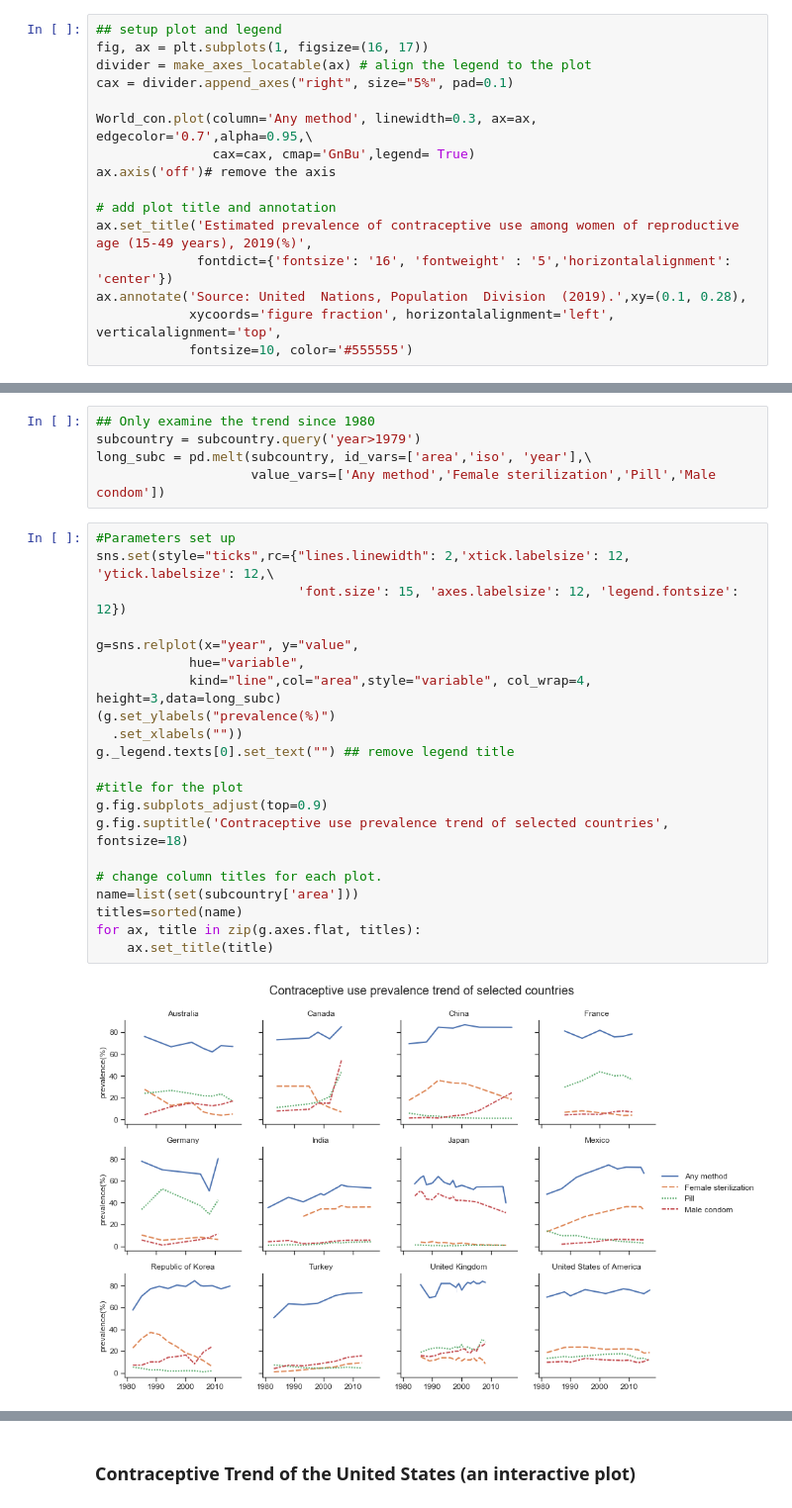
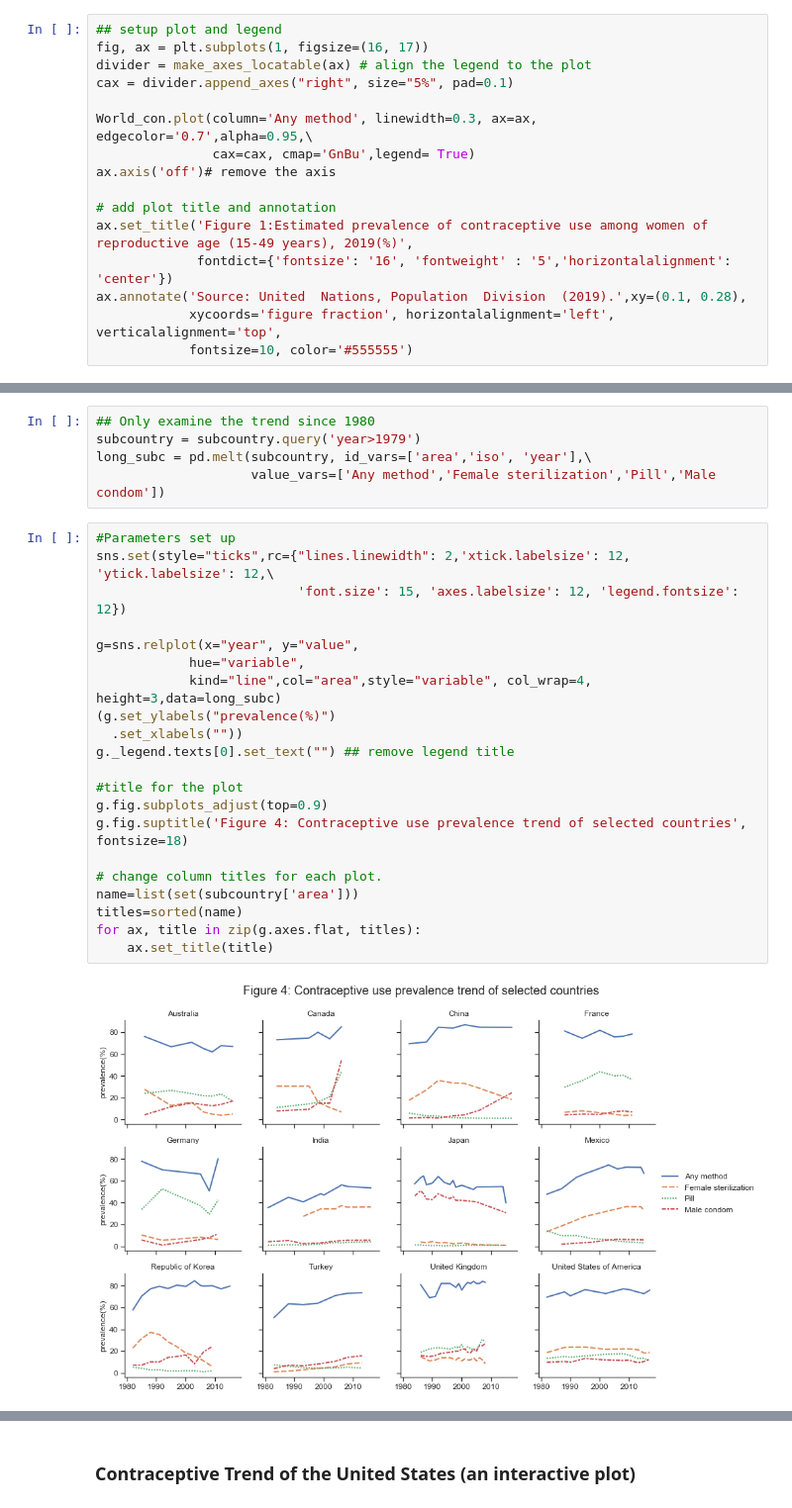
Before and after one commit to JYU-412/Contraceptive-data-visualization, a Jupyter notebook: Project_contraceptive_data_visualization.ipynb, the cells around one changed output, grey strips where cells are left out. Shown: that part at 99% size. Cells and saved outputs as stored; diff of their text form.

```diff
--- a/Project_contraceptive_data_visualization.ipynb
+++ b/Project_contraceptive_data_visualization.ipynb
@@ -87,7 +118,7 @@ World_con.plot(column='Any method', linewidth=0.3, ax=ax, edgecolor='0.7',alpha=
 ax.axis('off')# remove the axis
 
 # add plot title and annotation
-ax.set_title('Estimated prevalence of contraceptive use among women of reproductive age (15-49 years), 2019(%)',
+ax.set_title('Figure 1:Estimated prevalence of contraceptive use among women of reproductive age (15-49 years), 2019(%)',
              fontdict={'fontsize': '16', 'fontweight' : '5','horizontalalignment': 'center'})
 ax.annotate('Source: United  Nations, Population  Division  (2019).',xy=(0.1, 0.28),
             xycoords='figure fraction', horizontalalignment='left', verticalalignment='top',
@@ -225,23 +278,23 @@ long_subc = pd.melt(subcountry, id_vars=['area','iso', 'year'],\
 # %%
 #Parameters set up
 sns.set(style="ticks",rc={"lines.linewidth": 2,'xtick.labelsize': 12, 'ytick.labelsize': 12,\
                           'font.size': 15, 'axes.labelsize': 12, 'legend.fontsize': 12})
 
 g=sns.relplot(x="year", y="value",
             hue="variable",
             kind="line",col="area",style="variable", col_wrap=4, height=3,data=long_subc)
 (g.set_ylabels("prevalence(%)")
   .set_xlabels(""))
 g._legend.texts[0].set_text("") ## remove legend title
 
 #title for the plot
 g.fig.subplots_adjust(top=0.9)
-g.fig.suptitle('Contraceptive use prevalence trend of selected countries', fontsize=18)
+g.fig.suptitle('Figure 4: Contraceptive use prevalence trend of selected countries', fontsize=18)
 
 # change column titles for each plot.
 name=list(set(subcountry['area']))
 titles=sorted(name)
 for ax, title in zip(g.axes.flat, titles):
     ax.set_title(title)
 # %% [output]
-[figure, old version]
+[figure, new version]
```
Also changed, not shown: parts of 38 cells of this notebook, 1 other file.
